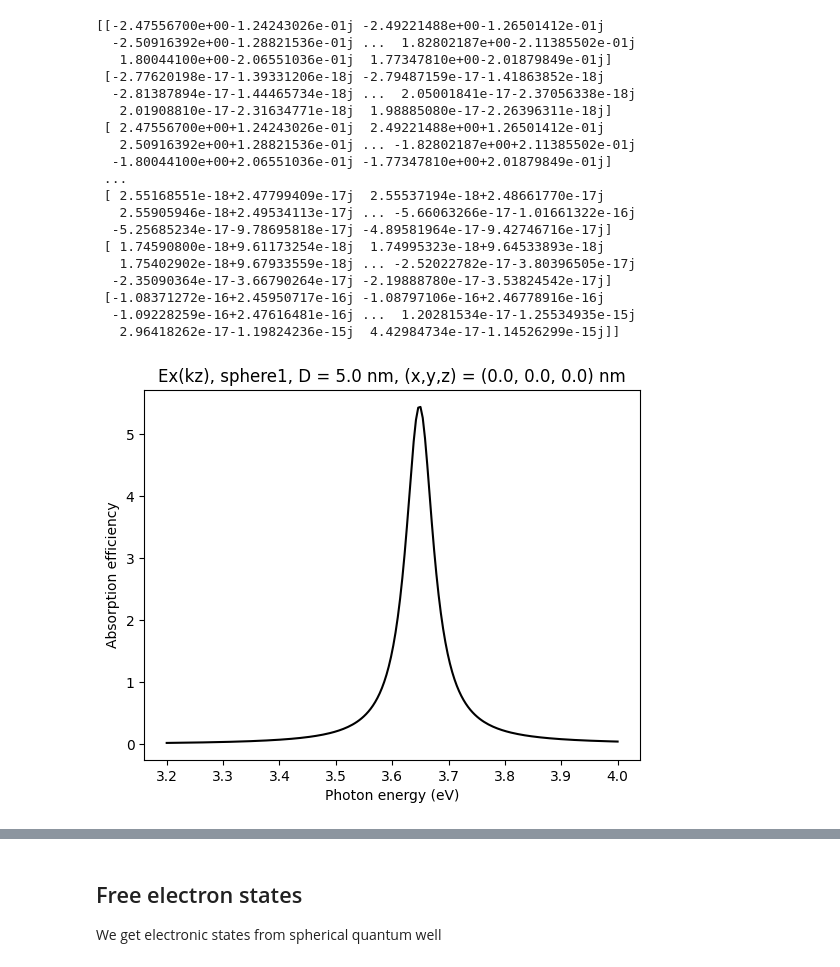
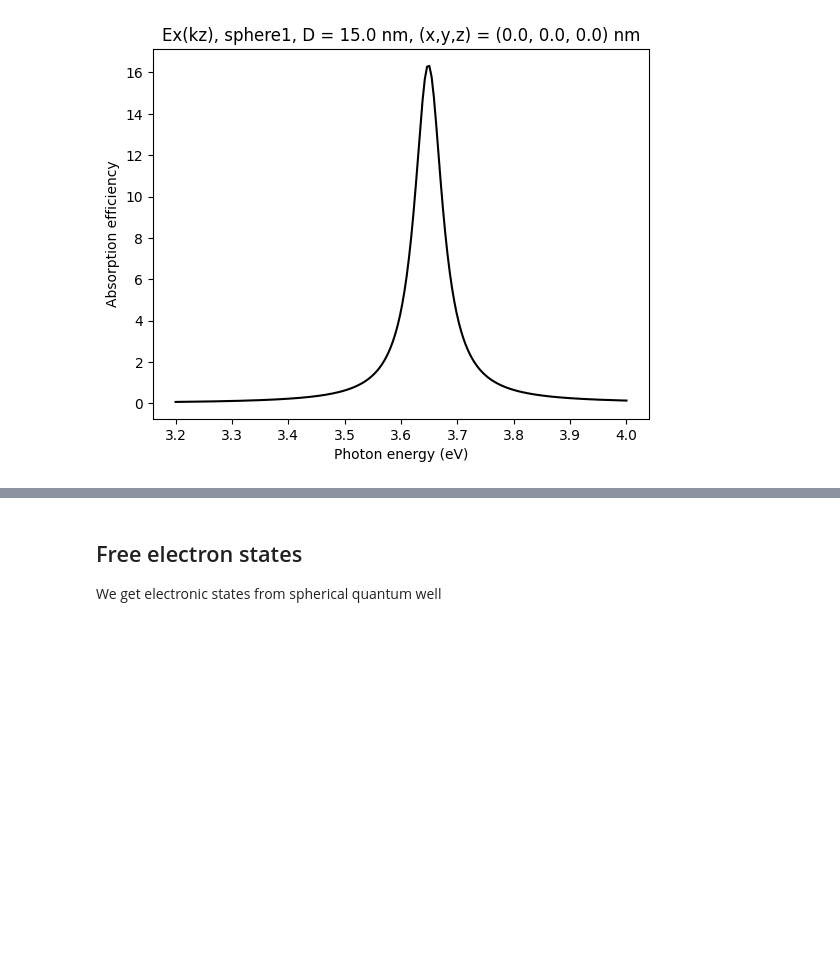
Before and after one commit to PanxoPanza/plytrons, a Jupyter notebook: docs/example_hot_carriers.ipynb, the cells around one changed output, grey strips where cells are left out. Cells and saved outputs as stored; diff of their text form; code cells hidden in the pictures; blank space fills up the shorter version.

```diff
--- a/docs/example_hot_carriers.ipynb
+++ b/docs/example_hot_carriers.ipynb
@@ -2,6 +2,7 @@
 import numpy as np
 import plytrons.bcm_sphere as bcm
 from plytrons.bcm_sphere import EField, BCMObject
+from plytrons.hot_carriers import lm_to_idx
 from scipy.constants import hbar, eV, speed_of_light
 from scipy.constants import physical_constants
 import matplotlib.pyplot as plt
@@ -11,8 +12,8 @@ Z0, *_ = physical_constants[ "characteristic impedance of vacuum"]
 Z0 = Z0 * eV          # Free space impedance (e/V-s)
 
 # Define geometrical parameters
-D = 5                      # Diameter of spheres (nm)
-lmax = 5                  # Maximum spherical harmonic index
+D = 15                      # Diameter of spheres (nm)
+lmax = 10                  # Maximum spherical harmonic index
 
 # Define Drude model (silver)
 wp = 9.07 * eV / hbar  # rad/s
@@ -71,51 +72,32 @@ dx_max = lmax * (lmax + 1) + (lmax + 1) - 1
 obj_coef = []
 for coef in range(Np):
     obj_coef.append(np.zeros((dx_max, len(w)), dtype=complex))
 
 for il in range(len(w)):
     c, Si = bcm.solve_BCM(w[il], eps_h, BCM_objects, efield, Gi, G0, Sv)
     for in_idx in range(Np):
         obj_coef[in_idx][:, il] = c[in_idx]
         if il == 0:
             Sw[in_idx] = np.zeros((len(Si[in_idx]), len(w)), dtype=complex)
         Sw[in_idx][:, il] = Si[in_idx]
 
 lam_um = 2*np.pi*3E14/w
 for idx_obj in range(Np):
     BCM_objects[in_idx].set_coefficients(lam_um, obj_coef[idx_obj])
 
 # Compute scattering and absorption
 Psca, Pabs = bcm.EM_power(w, eps_h, Gi, G0, BCM_objects)
 
 for in_idx, obj in enumerate(BCM_objects):
     # Plot and save figure of spectrum
     plt.figure()
     Ri = obj.diameter / 2
     plt.plot(w * hbar / eV, Pabs[in_idx] / (efield.E0**2 / (2 * Z0)) / (np.pi * Ri**2), 'k')
 
     plt.title(f'E{bcm.get_axis(efield.e_hat)}(k{bcm.get_axis(efield.k_hat)}), sphere{in_idx+1}, ' +
                 f'D = {obj.diameter:.1f} nm, (x,y,z) = ({obj.position[0]:.1f}, {obj.position[1]:.1f}, {obj.position[2]:.1f}) nm')
     plt.xlabel('Photon energy (eV)')
     plt.ylabel('Absorption efficiency')
 # %% [output]
-[[-2.47556700e+00-1.24243026e-01j -2.49221488e+00-1.26501412e-01j
-  -2.50916392e+00-1.28821536e-01j ...  1.82802187e+00-2.11385502e-01j
-   1.80044100e+00-2.06551036e-01j  1.77347810e+00-2.01879849e-01j]
- [-2.77620198e-17-1.39331206e-18j -2.79487159e-17-1.41863852e-18j
-  -2.81387894e-17-1.44465734e-18j ...  2.05001841e-17-2.37056338e-18j
-   2.01908810e-17-2.31634771e-18j  1.98885080e-17-2.26396311e-18j]
- [ 2.47556700e+00+1.24243026e-01j  2.49221488e+00+1.26501412e-01j
-   2.50916392e+00+1.28821536e-01j ... -1.82802187e+00+2.11385502e-01j
-  -1.80044100e+00+2.06551036e-01j -1.77347810e+00+2.01879849e-01j]
- ...
- [ 2.55168551e-18+2.47799409e-17j  2.55537194e-18+2.48661770e-17j
-   2.55905946e-18+2.49534113e-17j ... -5.66063266e-17-1.01661322e-16j
-  -5.25685234e-17-9.78695818e-17j -4.89581964e-17-9.42746716e-17j]
- [ 1.74590800e-18+9.61173254e-18j  1.74995323e-18+9.64533893e-18j
-   1.75402902e-18+9.67933559e-18j ... -2.52022782e-17-3.80396505e-17j
-  -2.35090364e-17-3.66790264e-17j -2.19888780e-17-3.53824542e-17j]
- [-1.08371272e-16+2.45950717e-16j -1.08797106e-16+2.46778916e-16j
-  -1.09228259e-16+2.47616481e-16j ...  1.20281534e-17-1.25534935e-15j
-   2.96418262e-17-1.19824236e-15j  4.42984734e-17-1.14526299e-15j]]
-[figure, old version]
+[figure, new version]
 # %%
```
Also changed, not shown: parts of 5 cells of this notebook, 2 other files.
